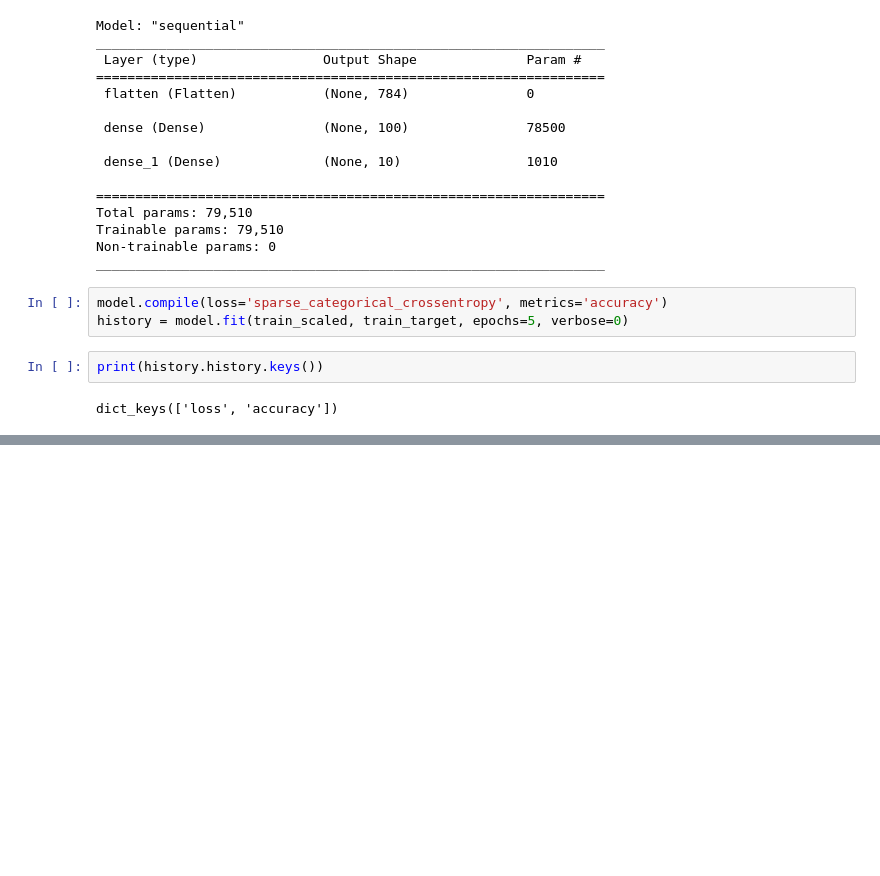
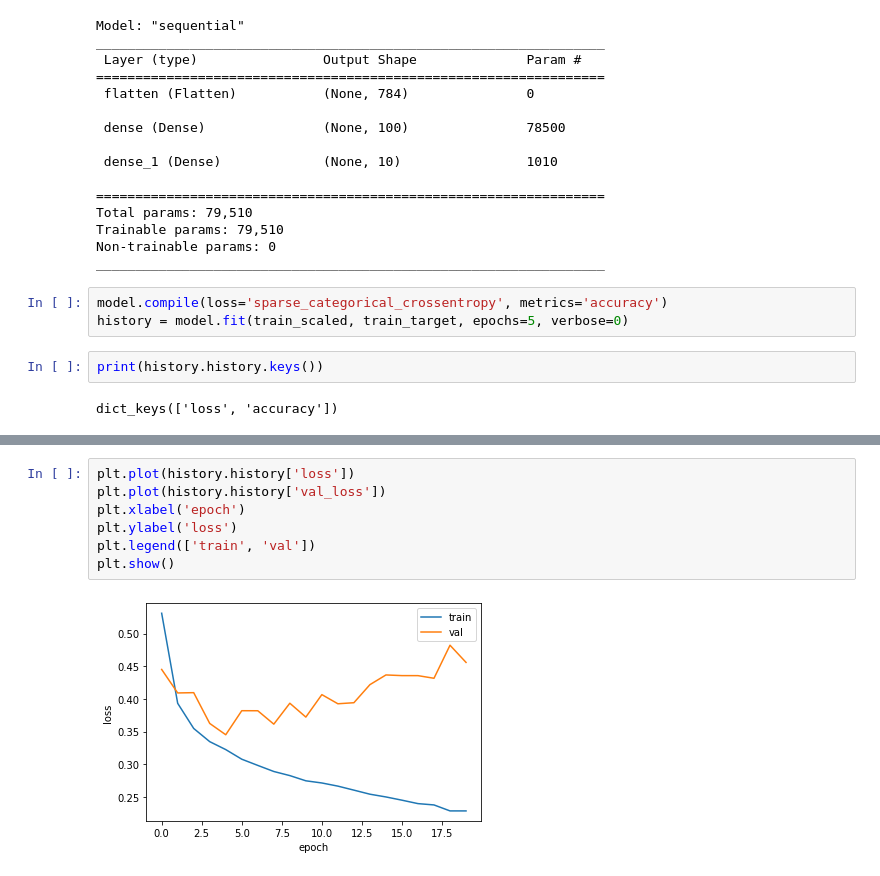
Before and after one commit to sunghyouk/study_room, a Jupyter notebook: self_ML_DL_study_text/ch7_3_DNN.ipynb, the cells around one changed output, grey strips where cells are left out. Cells and saved outputs as stored; diff of their text form; blank space fills up the shorter version.

```diff
--- a/self_ML_DL_study_text/ch7_3_DNN.ipynb
+++ b/self_ML_DL_study_text/ch7_3_DNN.ipynb
@@ -54,0 +94,9 @@ plt.show()
+# %%
+plt.plot(history.history['loss'])
+plt.plot(history.history['val_loss'])
+plt.xlabel('epoch')
+plt.ylabel('loss')
+plt.legend(['train', 'val'])
+plt.show()
+# %% [output]
+[figure, added]
```
Also changed, not shown: parts of 15 cells of this notebook.
